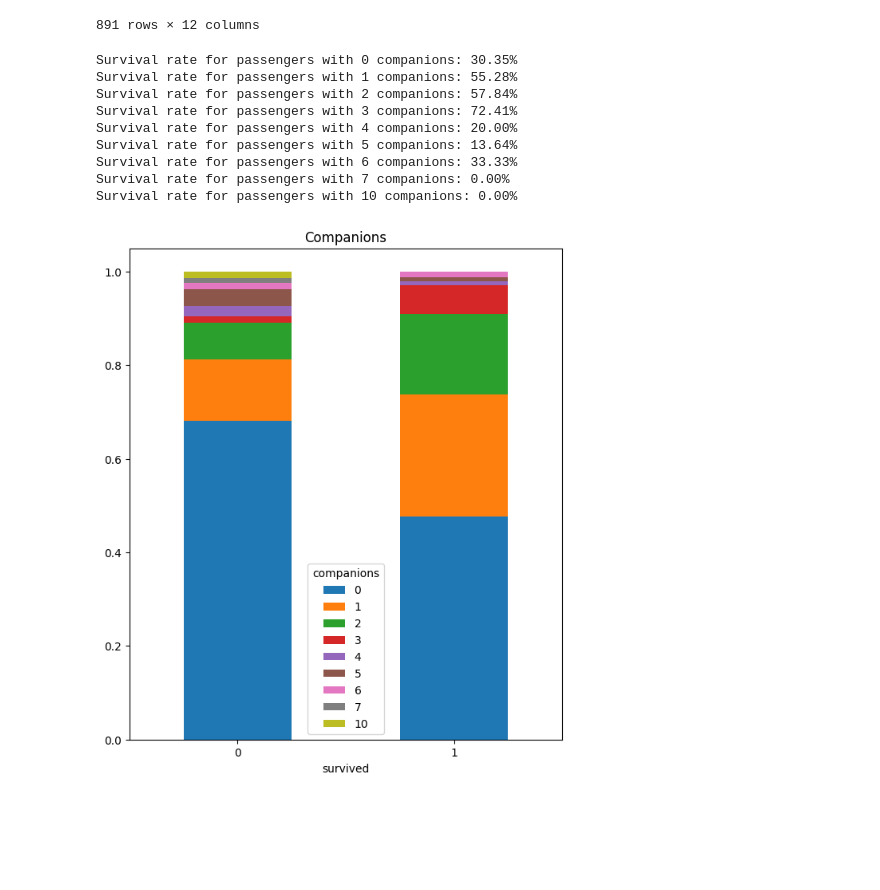
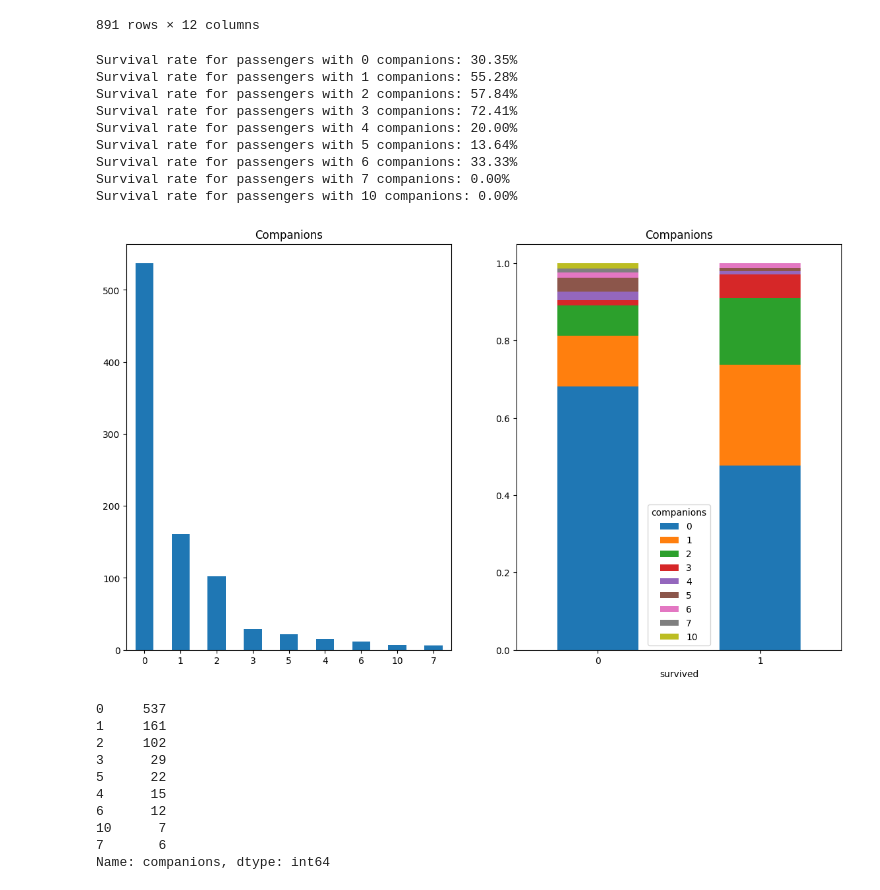
Before and after one commit to RuizLorenzoChavez/practical-ML, a Jupyter notebook: titanic.ipynb, the cells around one changed output. Saved outputs shown, nothing was run; the diff lists cells and outputs as text; code cells hidden in the pictures; blank space fills up the shorter version.

```diff
--- a/titanic.ipynb
+++ b/titanic.ipynb
@@ -350,20 +350,36 @@ train_df.sort_values("companions")
 | 847 | 0 | 3 | Sage, Mr. Douglas Bullen | NaN | CA. 2343 | 69.5500 | 0 | 1 | 0 | ... |
 891 rows × 12 columns
 # %%
-pd.crosstab(train_df.survived, train_df.companions, normalize="index").plot.bar(stacked=True, rot=0, figsize=(7,8), title="Companions")
+fig, axs = plt.subplots(1,2, figsize=(14,8))
+
+train_df.companions.value_counts().plot.bar(ax=axs[0], rot=0,title="Companions")
+pd.crosstab(train_df.survived, train_df.companions, normalize="index").plot.bar(stacked=True, ax=axs[1],rot=0,title="Companions")
 
 survivor_companions = pd.crosstab(train_df.survived, train_df.companions, normalize="columns").loc[1] * 100
 
 for idx in survivor_companions.index:
     print(f"Survival rate for passengers with {idx} companions: {survivor_companions[idx]:.2f}%")
 # %% [output]
 Survival rate for passengers with 0 companions: 30.35%
 Survival rate for passengers with 1 companions: 55.28%
 Survival rate for passengers with 2 companions: 57.84%
 Survival rate for passengers with 3 companions: 72.41%
 Survival rate for passengers with 4 companions: 20.00%
 Survival rate for passengers with 5 companions: 13.64%
 Survival rate for passengers with 6 companions: 33.33%
 Survival rate for passengers with 7 companions: 0.00%
 Survival rate for passengers with 10 companions: 0.00%
-[figure, old version]
+[figure, new version]
+# %%
+train_df.companions.value_counts()
+# %% [output]
+0     537
+1     161
+2     102
+3      29
+5      22
+4      15
+6      12
+10      7
+7       6
+Name: companions, dtype: int64
```
